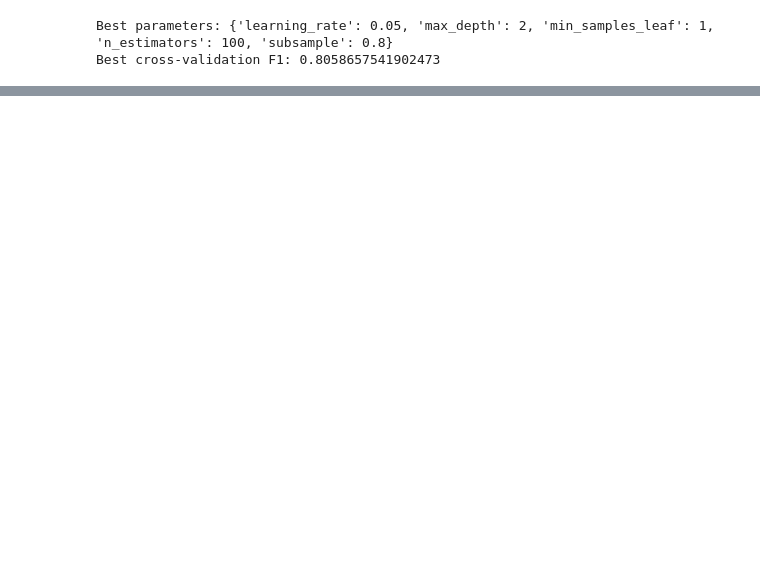
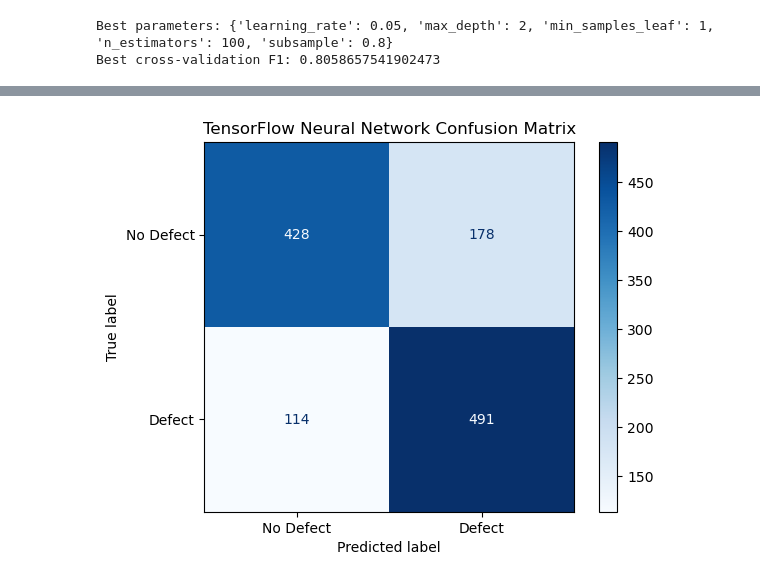
Before and after one commit to dsnyder1974/Code_Analysis, a Jupyter notebook: Code_Analysis.ipynb, the cells around one changed output, grey strips where cells are left out. Saved outputs shown, nothing was run; the diff lists cells and outputs as text; code cells hidden in the pictures; blank space fills up the shorter version.

```diff
--- a/Code_Analysis.ipynb
+++ b/Code_Analysis.ipynb
@@ -496,0 +710,20 @@ comparison_df
+# %%
+# Convert predicted probabilities into class labels using the standard 0.50 threshold
+nn_probabilities = nn_model.predict(
+    X_test_scaled,
+    verbose=0
+).ravel()
+
+nn_predictions = (nn_probabilities >= 0.50).astype(int)
+
+print(classification_report(
+    y_test,
+    nn_predictions,
+    target_names=["No Defect", "Defect"]
+))
+
+print("Accuracy:", accuracy_score(y_test, nn_predictions))
+print("Precision:", precision_score(y_test, nn_predictions))
+print("Recall:", recall_score(y_test, nn_predictions))
+print("F1:", f1_score(y_test, nn_predictions))
+print("ROC-AUC:", roc_auc_score(y_test, nn_probabilities))
@@ -496,0 +745,14 @@ comparison_df
+# %%
+# Display false negatives in the bottom-left of the matrix, since those are the
+#   possible leaked defects
+ConfusionMatrixDisplay.from_predictions(
+    y_test,
+    nn_predictions,
+    display_labels=["No Defect", "Defect"],
+    cmap="Blues"
+)
+
+plt.title("TensorFlow Neural Network Confusion Matrix")
+plt.show()
+# %% [output]
+[figure, added]
```
Also changed, not shown: parts of 92 cells of this notebook, 4 other files.
